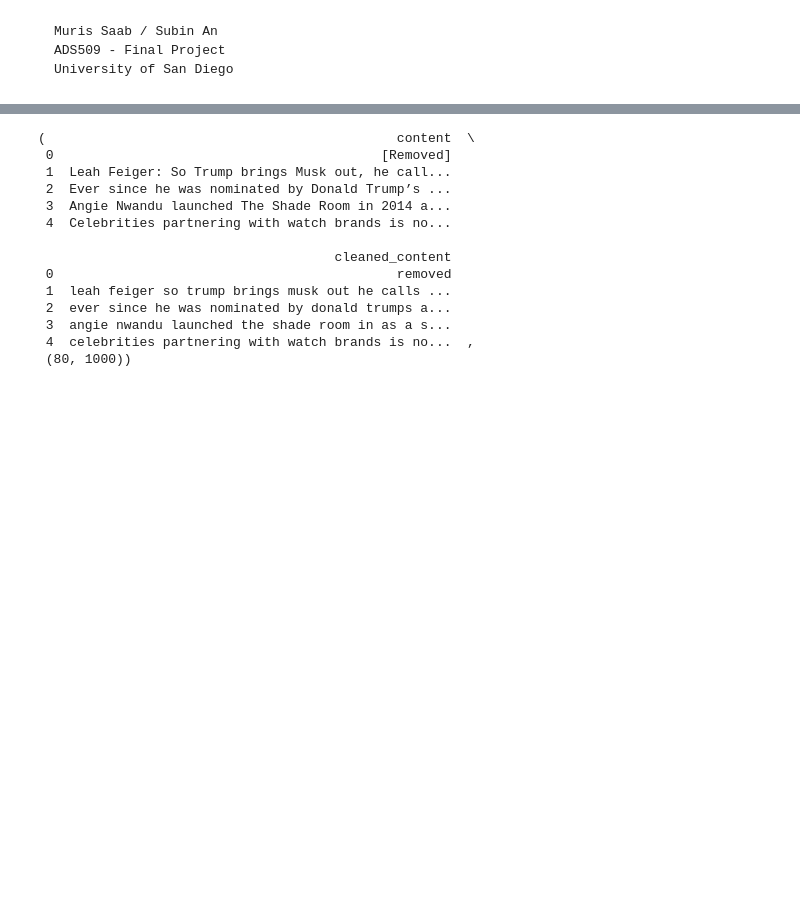
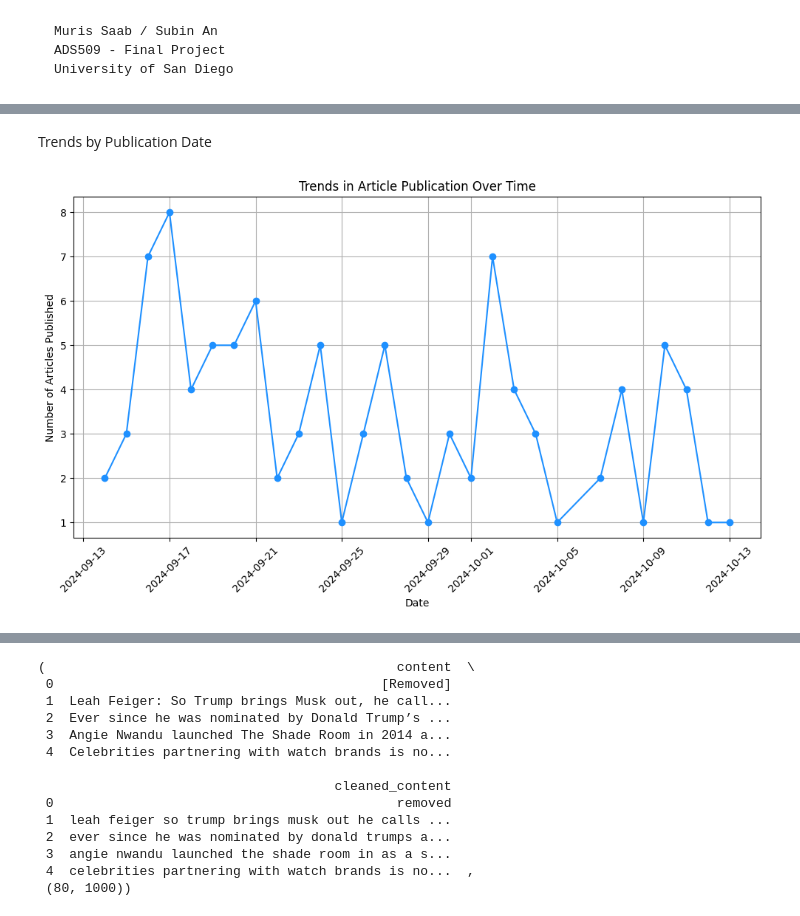
Before and after one commit to murissaab1976/ADS509-module7, a Jupyter notebook: ADS509_FinalProject.ipynb, the cells around one changed output, grey strips where cells are left out. Drawn from its saved outputs; the diff is of its cells as text; code cells hidden in the pictures; blank space fills up the shorter version.

```diff
--- a/ADS509_FinalProject.ipynb
+++ b/ADS509_FinalProject.ipynb
@@ -33,0 +151,23 @@ news_articles_df.head()
+# %% [markdown]
+Trends by Publication Date
+# %%
+# Convert the 'publishedAt' column to datetime to analyze publication trends over time
+news_articles_df['publishedAt'] = pd.to_datetime(news_articles_df['publishedAt'], errors='coerce')
+
+# Extract the date (without time) for analysis
+news_articles_df['publishedDate'] = news_articles_df['publishedAt'].dt.date
+
+# Count the number of articles per day
+publication_trends = news_articles_df['publishedDate'].value_counts().sort_index()
+
+# Plot the trends over time
+plt.figure(figsize=(12, 6))
+publication_trends.plot(kind='line', marker='o', linestyle='-', color='dodgerblue')
+plt.title('Trends in Article Publication Over Time')
+plt.xlabel('Date')
+plt.ylabel('Number of Articles Published')
+plt.xticks(rotation=45)
+plt.grid(True)
+plt.show()
+# %% [output]
+[figure, added]
```
Also changed, not shown: parts of 13 cells of this notebook, 1 other file.
